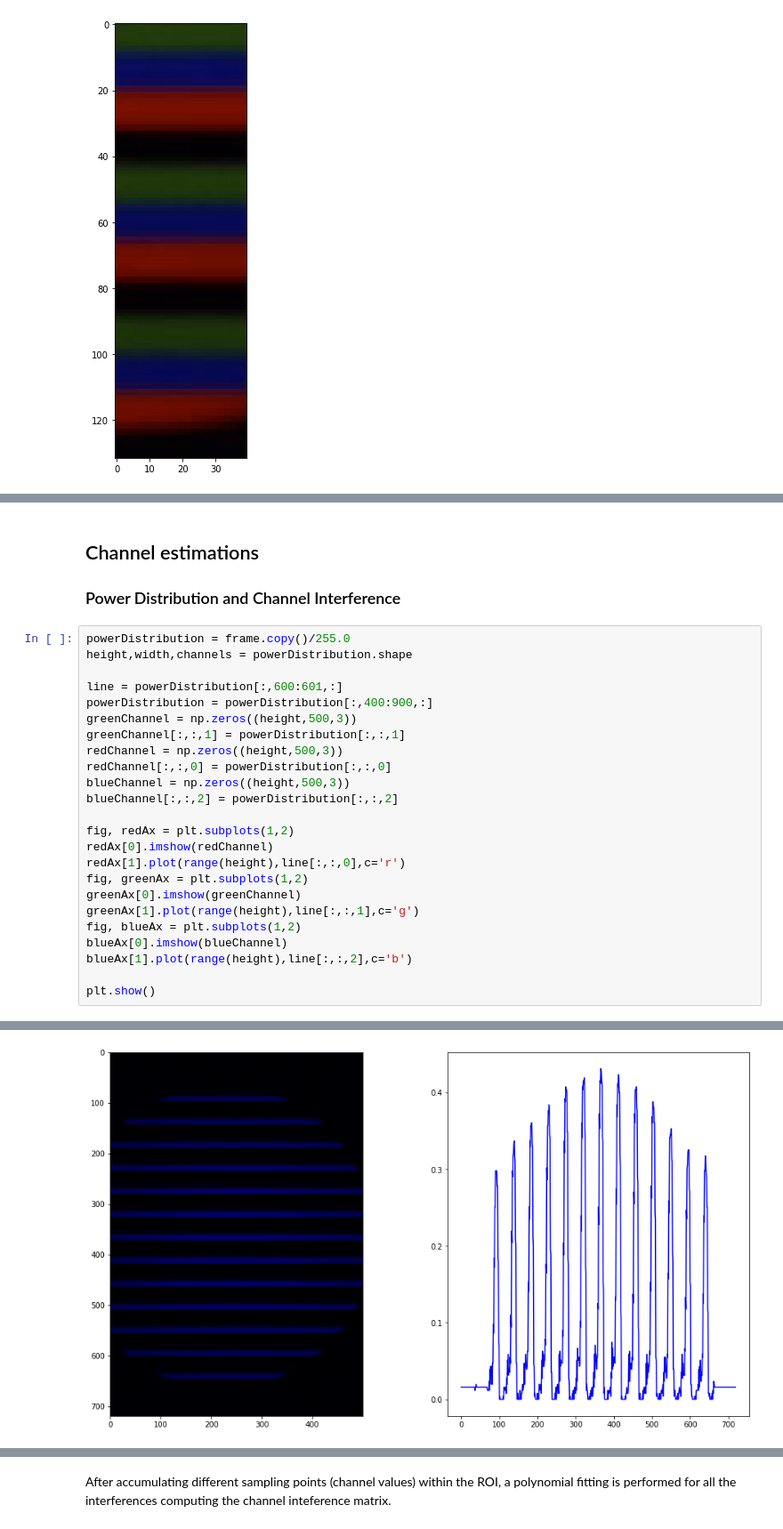
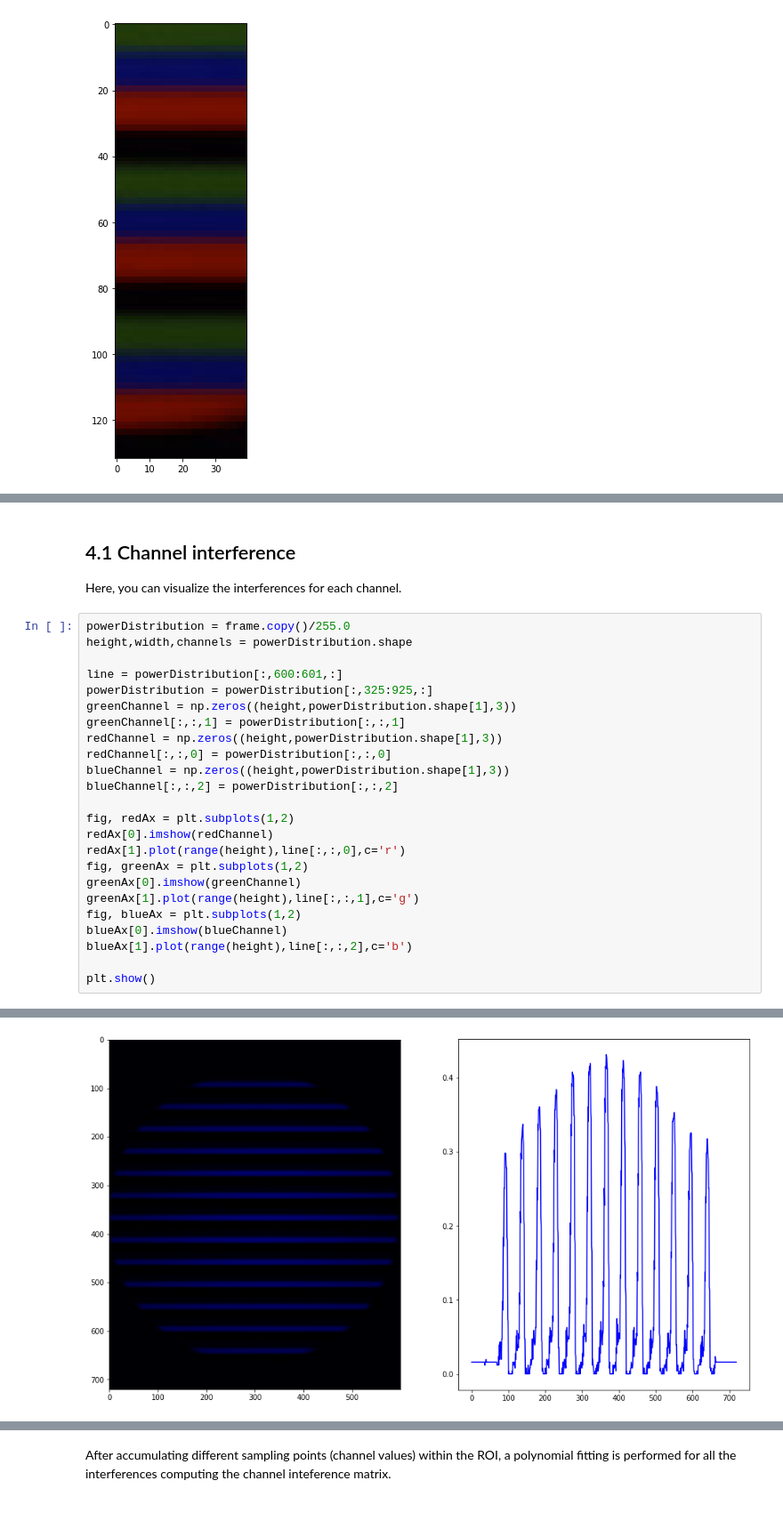
Before and after one commit to herfandinoviutami/Correlation-based-rx-notebook, a Jupyter notebook: occ_trainning.ipynb, the cells around one changed output, grey strips where cells are left out. Shown at 89% size. Drawn from its saved outputs; the diff is of its cells as text.

```diff
--- a/occ_trainning.ipynb
+++ b/occ_trainning.ipynb
@@ -233,21 +247,21 @@ The purpose of the training step is to evaluate the interferences between the re
 For example if we analyze each color channel independently, for exmaple the red channel, the interference from the green and blue channel is clearly noticeable. This interference must be mitigated.
 
 To do so, we are going to use the beacon detected that is composed of a chain of band of the different colors: red, green, blue, black (no colors). Therefore, this beacon would allow the receiver to measure the channel interferences and proceed with the optimal equalization.
-# %% [markdown]
-## Channel estimations
-
-### Power Distribution and Channel Interference
+# %% [markdown]
+## 4.1 Channel interference
+
+Here, you can visualize the interferences for each channel.
 # %%
 powerDistribution = frame.copy()/255.0
 height,width,channels = powerDistribution.shape
 
 line = powerDistribution[:,600:601,:]
-powerDistribution = powerDistribution[:,400:900,:]
-greenChannel = np.zeros((height,500,3))
+powerDistribution = powerDistribution[:,325:925,:]
+greenChannel = np.zeros((height,powerDistribution.shape[1],3))
 greenChannel[:,:,1] = powerDistribution[:,:,1]
-redChannel = np.zeros((height,500,3))
+redChannel = np.zeros((height,powerDistribution.shape[1],3))
 redChannel[:,:,0] = powerDistribution[:,:,0]
-blueChannel = np.zeros((height,500,3))
+blueChannel = np.zeros((height,powerDistribution.shape[1],3))
 blueChannel[:,:,2] = powerDistribution[:,:,2]
 
 fig, redAx = plt.subplots(1,2)
@@ -267,2 +281,2 @@ plt.show()
-[figure, old version]
+[figure, new version]
 # %% [markdown]
```
Also changed, not shown: parts of 35 cells of this notebook.
